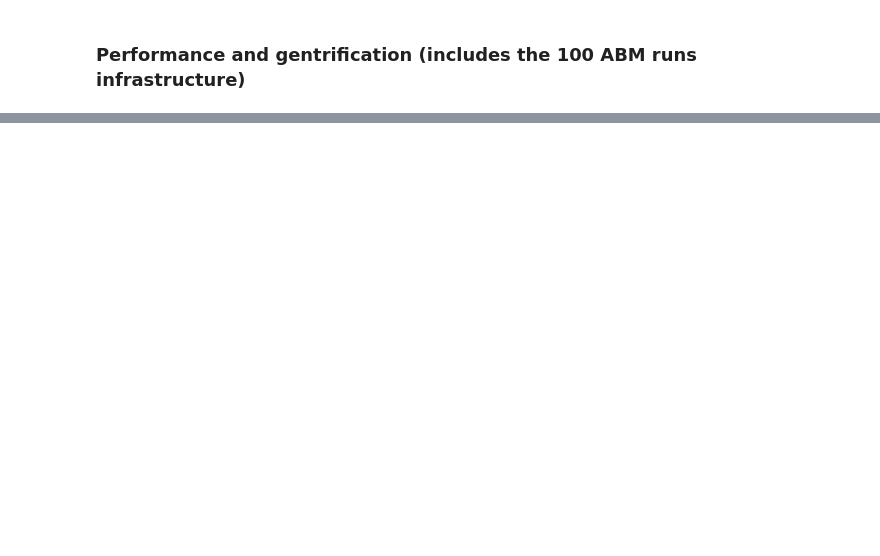
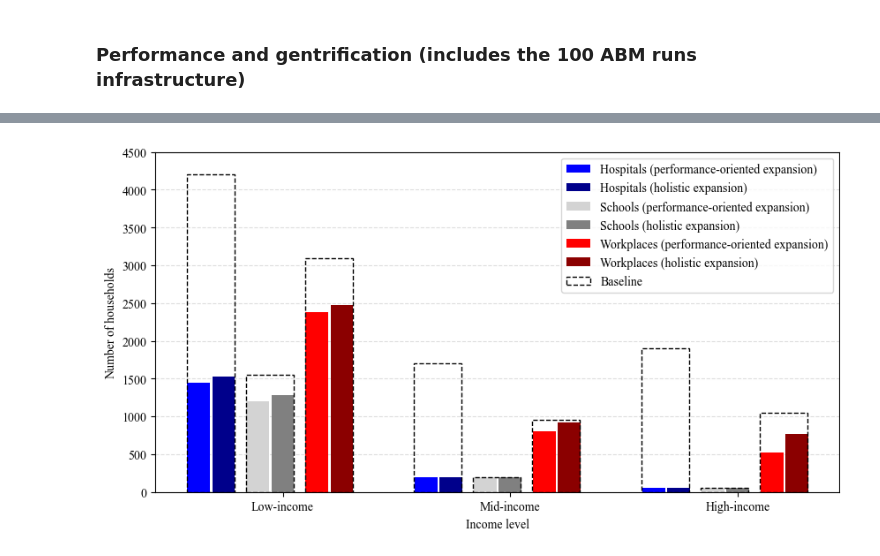
Before and after one commit to YahyaGamal/Communications_paper_graphs, a Jupyter notebook: ABM_analysis.ipynb, the cells around one changed output, grey strips where cells are left out. Saved outputs shown, nothing was run; the diff lists cells and outputs as text; code cells hidden in the pictures; blank space fills up the shorter version.

```diff
--- a/ABM_analysis.ipynb
+++ b/ABM_analysis.ipynb
@@ -218,0 +224,15 @@ plt.close()
+# %%
+## Read csv and generate the missing information from Fabrizio's graph
+df_flood = pd.read_csv(rf"{python_directory}/Data/flood.csv")
+display(df_flood)
+df_flood["H_Hospital_L"] = [df_flood.at[0, "P_Hospital_L"] * (105.5 / 100)]
+df_flood["H_School_L"]   = [df_flood.at[0, "P_School_L"]   * (106.7 / 100)]
+df_flood["H_Work_L"]     = [df_flood.at[0, "P_Work_L"]     * (104.2 / 100)]
+df_flood["H_Hospital_M"] = [df_flood.at[0, "P_Hospital_M"] * (100.0 / 100)]
+df_flood["H_School_M"]   = [df_flood.at[0, "P_School_M"]   * (100.0 / 100)]
+df_flood["H_Work_M"]     = [df_flood.at[0, "P_Work_M"]     * (114.5 / 100)]
+df_flood["H_Hospital_H"] = [df_flood.at[0, "P_Hospital_H"] * (100.0 / 100)]
+df_flood["H_School_H"]   = [df_flood.at[0, "P_School_H"]   * (100.0 / 100)]
+df_flood["H_Work_H"]     = [df_flood.at[0, "P_Work_H"]     * (147.7 / 100)]
+
+display(df_flood)
@@ -218,0 +245,47 @@ plt.close()
+# %%
+## Create the graph
+df = df_flood
+P_hospitals = [df.at[0, "P_Hospital_L"], df.at[0, "P_Hospital_M"], df.at[0, "P_Hospital_H"]]
+P_schools = [df.at[0, "P_School_L"], df.at[0, "P_School_M"], df.at[0, "P_School_H"]]
+P_work = df.at[0, "P_Work_L"], df.at[0, "P_Work_M"], df.at[0, "P_Work_H"]
+H_hospitals = [df.at[0, "H_Hospital_L"], df.at[0, "H_Hospital_M"], df.at[0, "H_Hospital_H"]]
+H_schools = [df.at[0, "H_School_L"], df.at[0, "H_School_M"], df.at[0, "H_School_H"]]
+H_work = df.at[0, "H_Work_L"], df.at[0, "H_Work_M"], df.at[0, "H_Work_H"]
+B_hospitals = [df.at[0, "B_Hospital_L"], df.at[0, "B_Hospital_M"], df.at[0, "B_Hospital_H"]]
+B_schools = [df.at[0, "B_School_L"], df.at[0, "B_School_M"], df.at[0, "B_School_H"]]
+B_work = df.at[0, "B_Work_L"], df.at[0, "B_Work_M"], df.at[0, "B_Work_H"]
+
+x_axis = ["Low-income", "Mid-income", "High-income"]
+bar_width = 0.1
+margin_a = 0.01
+margin_b = 0.05
+x_1 = np.arange(len(x_axis))
+x_2 = [x + bar_width + margin_a for x in x_1]
+x_3 = [x + bar_width + margin_b for x in x_2]
+x_4 = [x + bar_width + margin_a for x in x_3]
+x_5 = [x + bar_width + margin_b for x in x_4]
+x_6 = [x + bar_width + margin_a for x in x_5]
+x_b1 = [x + (bar_width / 2) + 0.002 for x in x_1]
+x_b2 = [x + (bar_width / 2) + 0.002 for x in x_3]
+x_b3 = [x + (bar_width / 2) + 0.002 for x in x_5]
+plt.figure(figsize=(10,5))
+plt.grid(axis="y", which='major', color='#DDDDDD', linestyle="--", linewidth=0.8)
+plt.bar(x_1, P_hospitals, width=bar_width, label="Hospitals (performance-oriented expansion)", color="blue", zorder=10)
+plt.bar(x_2, H_hospitals, width=bar_width, label="Hospitals (holistic expansion)", color="darkblue", zorder=10)
+plt.bar(x_3, P_schools, width=bar_width, label="Schools (performance-oriented expansion)", color="lightgray", zorder=10)
+plt.bar(x_4, H_schools, width=bar_width, label="Schools (holistic expansion)", color="gray", zorder=10)
+plt.bar(x_5, P_work, width=bar_width, label="Workplaces (performance-oriented expansion)", color="red", zorder=10)
+plt.bar(x_6, H_work, width=bar_width, label="Workplaces (holistic expansion)", color="darkred", zorder=10)
+plt.bar(x_b1, B_hospitals, width=(bar_width * 2) + margin_a, edgecolor="black", linestyle="--", color=(0,0,0,0), zorder=11, label="Baseline")
+plt.bar(x_b2, B_schools, width=(bar_width * 2) + margin_a, edgecolor="black", linestyle="--", color=(0,0,0,0), zorder=11)
+plt.bar(x_b3, B_work, width=(bar_width * 2) + margin_a, edgecolor="black", linestyle="--", color=(0,0,0,0), zorder=11)
+plt.xticks(x_4, x_axis)
+plt.xlabel("Income level")
+plt.ylabel("Number of households")
+plt.ylim((0, 4500))
+plt.legend()
+plt.savefig(rf"{python_directory}\Outcomes\flood.png")
+plt.show()
+plt.close()
+# %% [output]
+[figure, added]
```
Also changed, not shown: parts of 12 cells of this notebook, 14 other files.
